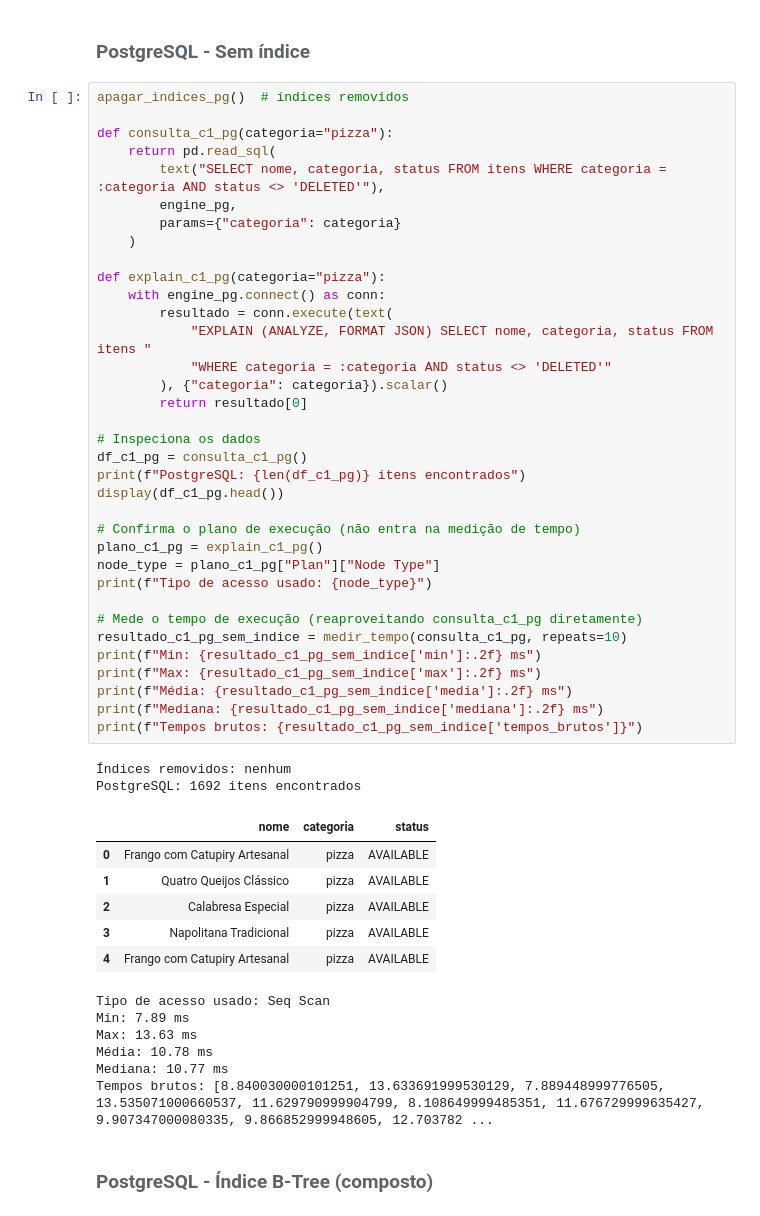
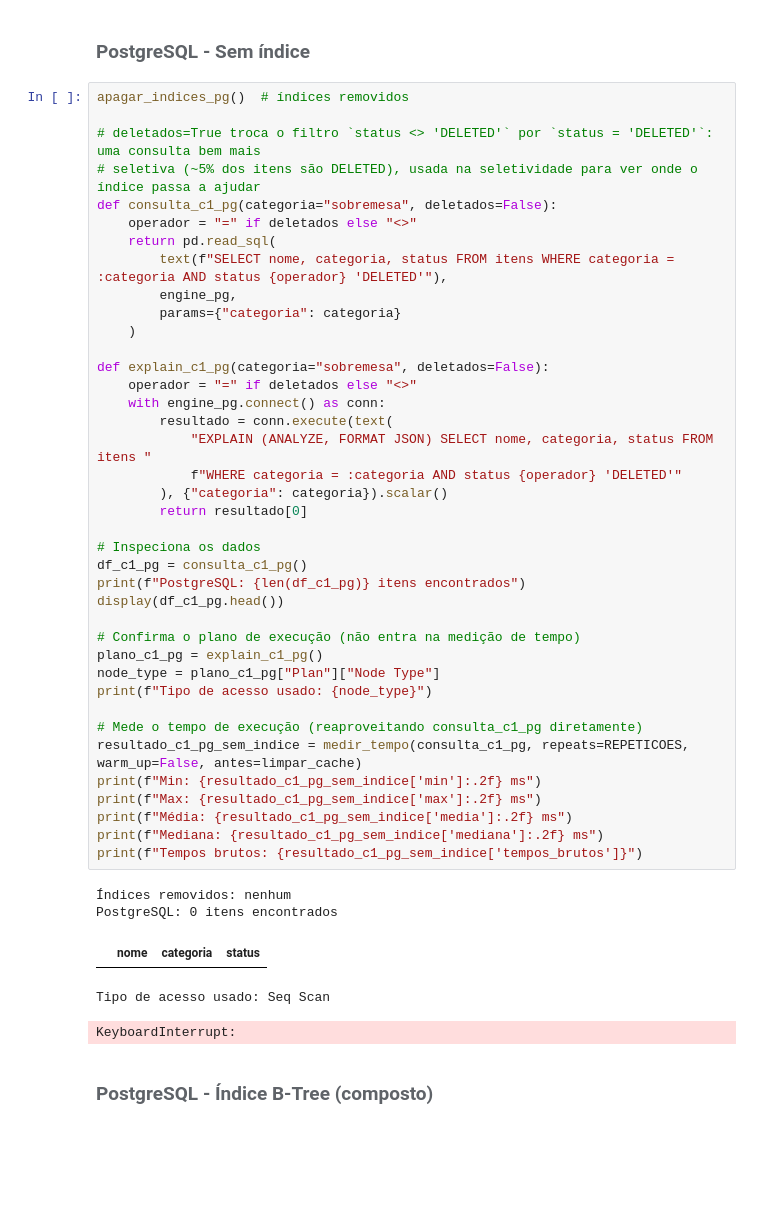
Before and after one commit to RauanySecci/TCC_Rauany, a Jupyter notebook: notebooks/analises.ipynb, the cells around one changed output. Cells and saved outputs as stored; diff of their text form; blank space fills up the shorter version.

```diff
--- a/notebooks/analises.ipynb
+++ b/notebooks/analises.ipynb
@@ -708,53 +833,48 @@ def apagar_indices_pg(nome_tabela="itens"):
 # %%
 apagar_indices_pg()  # índices removidos
 
-def consulta_c1_pg(categoria="pizza"):
+# deletados=True troca o filtro `status <> 'DELETED'` por `status = 'DELETED'`: uma consulta bem mais
+# seletiva (~5% dos itens são DELETED), usada na seletividade para ver onde o índice passa a ajudar
+def consulta_c1_pg(categoria="sobremesa", deletados=False):
+    operador = "=" if deletados else "<>"
     return pd.read_sql(
-        text("SELECT nome, categoria, status FROM itens WHERE categoria = :categoria AND status <> 'DELETED'"),
+        text(f"SELECT nome, categoria, status FROM itens WHERE categoria = :categoria AND status {operador} 'DELETED'"),
         engine_pg,
         params={"categoria": categoria}
     )
 
-def explain_c1_pg(categoria="pizza"):
+def explain_c1_pg(categoria="sobremesa", deletados=False):
+    operador = "=" if deletados else "<>"
     with engine_pg.connect() as conn:
         resultado = conn.execute(text(
             "EXPLAIN (ANALYZE, FORMAT JSON) SELECT nome, categoria, status FROM itens "
-            "WHERE categoria = :categoria AND status <> 'DELETED'"
+            f"WHERE categoria = :categoria AND status {operador} 'DELETED'"
         ), {"categoria": categoria}).scalar()
         return resultado[0]
 
 # Inspeciona os dados
 df_c1_pg = consulta_c1_pg()
 print(f"PostgreSQL: {len(df_c1_pg)} itens encontrados")
 display(df_c1_pg.head())
 
 # Confirma o plano de execução (não entra na medição de tempo)
 plano_c1_pg = explain_c1_pg()
 node_type = plano_c1_pg["Plan"]["Node Type"]
 print(f"Tipo de acesso usado: {node_type}")
 
 # Mede o tempo de execução (reaproveitando consulta_c1_pg diretamente)
-resultado_c1_pg_sem_indice = medir_tempo(consulta_c1_pg, repeats=10)
+resultado_c1_pg_sem_indice = medir_tempo(consulta_c1_pg, repeats=REPETICOES, warm_up=False, antes=limpar_cache)
 print(f"Min: {resultado_c1_pg_sem_indice['min']:.2f} ms")
 print(f"Max: {resultado_c1_pg_sem_indice['max']:.2f} ms")
 print(f"Média: {resultado_c1_pg_sem_indice['media']:.2f} ms")
 print(f"Mediana: {resultado_c1_pg_sem_indice['mediana']:.2f} ms")
 print(f"Tempos brutos: {resultado_c1_pg_sem_indice['tempos_brutos']}")
 # %% [output]
 Índices removidos: nenhum
-PostgreSQL: 1692 itens encontrados
+PostgreSQL: 0 itens encontrados
 |  | nome | categoria | status |
-| 0 | Frango com Catupiry Artesanal | pizza | AVAILABLE |
-| 1 | Quatro Queijos Clássico | pizza | AVAILABLE |
-| 2 | Calabresa Especial | pizza | AVAILABLE |
-| 3 | Napolitana Tradicional | pizza | AVAILABLE |
-| 4 | Frango com Catupiry Artesanal | pizza | AVAILABLE |
 Tipo de acesso usado: Seq Scan
-Min: 7.89 ms
-Max: 13.63 ms
-Média: 10.78 ms
-Mediana: 10.77 ms
-Tempos brutos: [8.840030000101251, 13.633691999530129, 7.889448999776505, 13.535071000660537, 11.629790999904799, 8.108649999485351, 11.676729999635427, 9.907347000080335, 9.866852999948605, 12.703782 ...
+KeyboardInterrupt:
 # %% [markdown]
 ###### <span style="font-size:1.6em">PostgreSQL - Índice B-Tree (composto)</span>
 # %%
```
Also changed, not shown: parts of 46 cells of this notebook, 35 other files.
